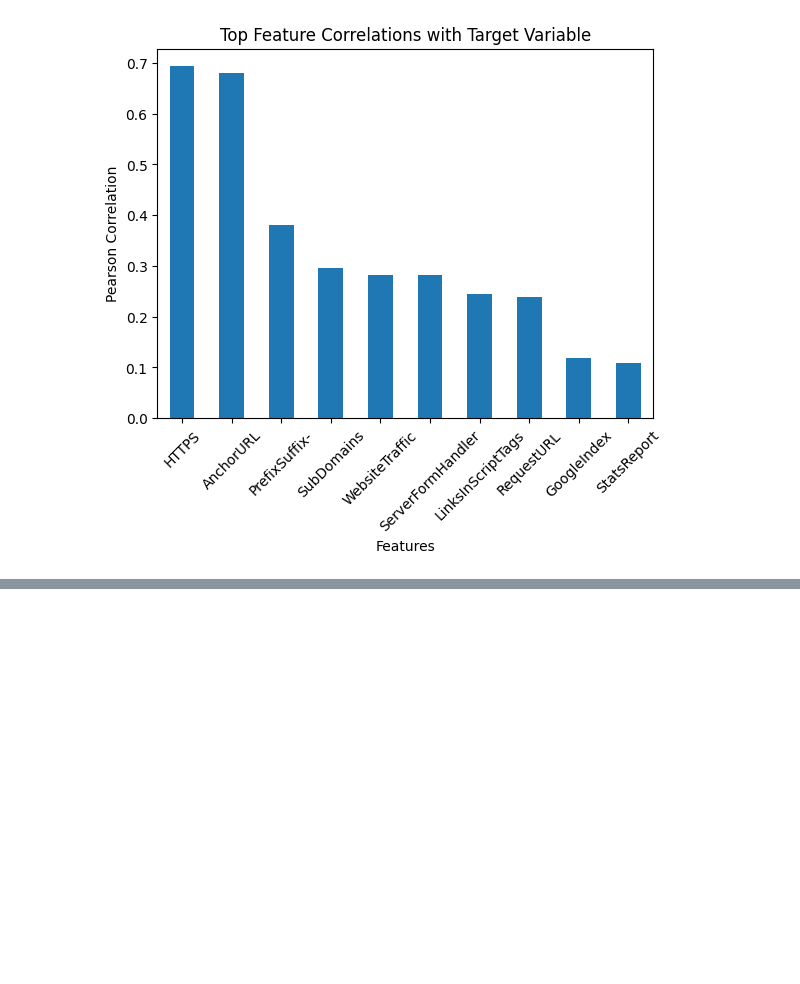
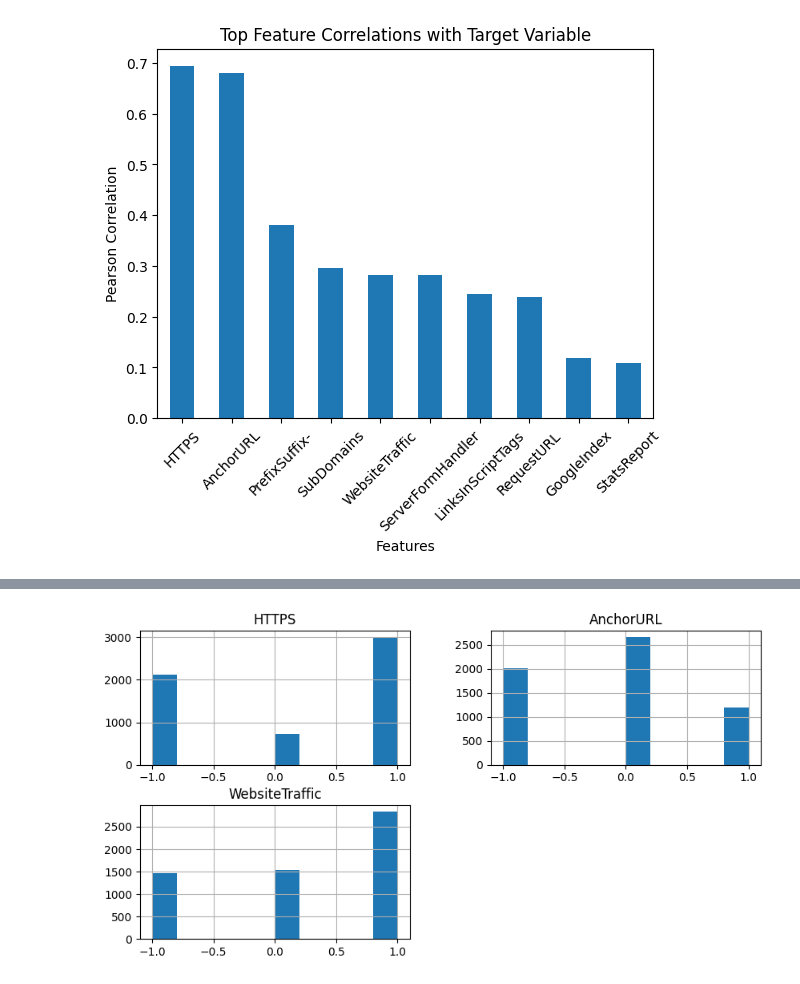
Before and after one commit to ja4smin/phishing-detection-reproduction, a Jupyter notebook: Phishing_Detection_Reproduction.ipynb, the cells around one changed output, grey strips where cells are left out. Saved outputs shown, nothing was run; the diff lists cells and outputs as text; code cells hidden in the pictures; blank space fills up the shorter version.

```diff
--- a/Phishing_Detection_Reproduction.ipynb
+++ b/Phishing_Detection_Reproduction.ipynb
@@ -226,0 +242,5 @@ plt.show()
+# %%
+df_no_dup[['HTTPS', 'AnchorURL', 'WebsiteTraffic']].hist(figsize=(10,5))
+plt.show()
+# %% [output]
+[figure, added]
```
Also changed, not shown: parts of 2 cells of this notebook.
